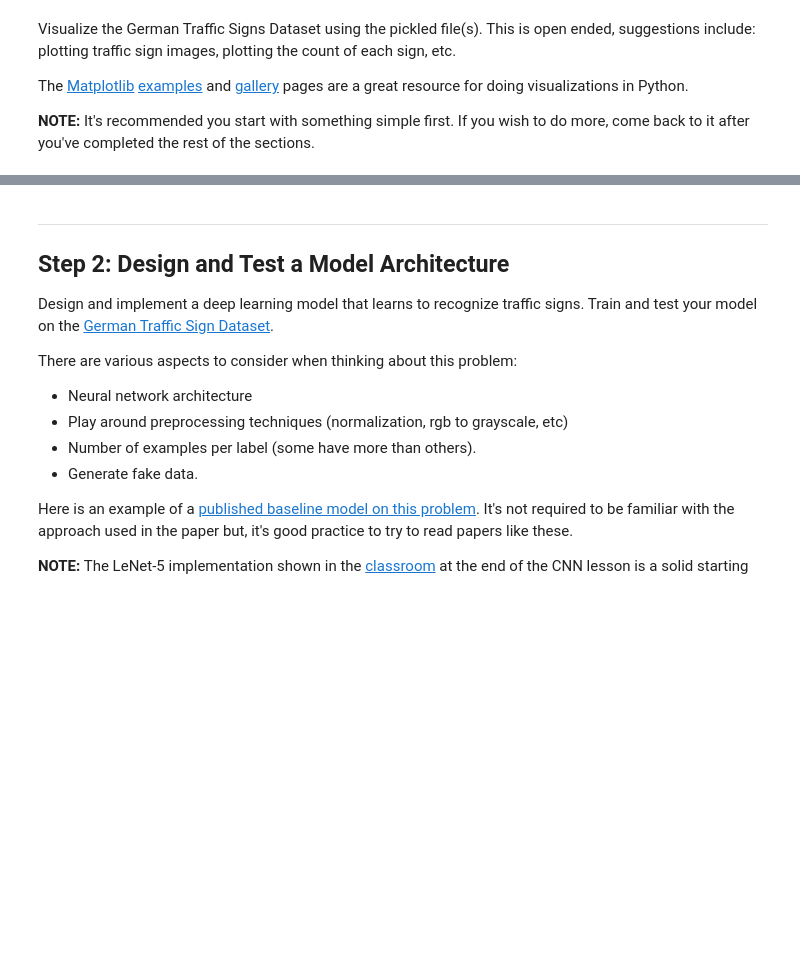
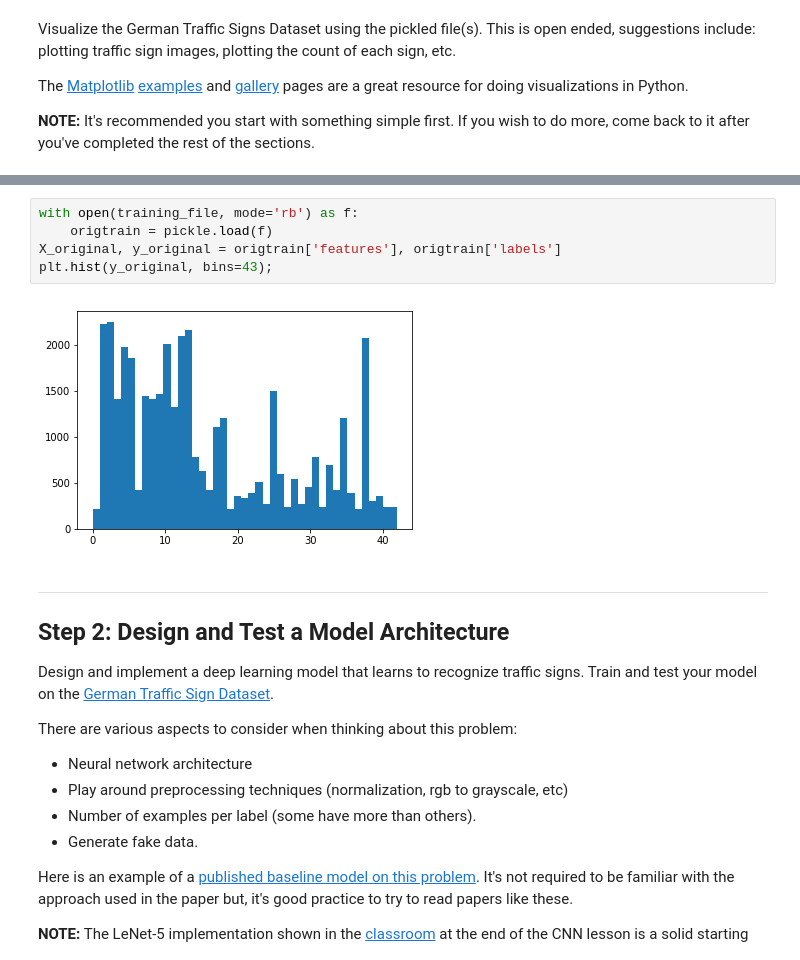
Before and after one commit to Andrew-Hogan/Traffic-Sign-Neural-Network, a Jupyter notebook: Traffic_Sign_Classifier.ipynb, the cells around one changed output, grey strips where cells are left out. Cells and saved outputs as stored; diff of their text form; blank space fills up the shorter version.

```diff
--- a/Traffic_Sign_Classifier.ipynb
+++ b/Traffic_Sign_Classifier.ipynb
@@ -114,3 +115,10 @@ print(y_train[index])
+# %%
+with open(training_file, mode='rb') as f:
+    origtrain = pickle.load(f)
+X_original, y_original = origtrain['features'], origtrain['labels']
+plt.hist(y_original, bins=43);
+# %% [output]
+[figure, added]
 # %% [markdown]
 ----
 
```
Also changed, not shown: parts of 22 cells of this notebook, 8 other files.
